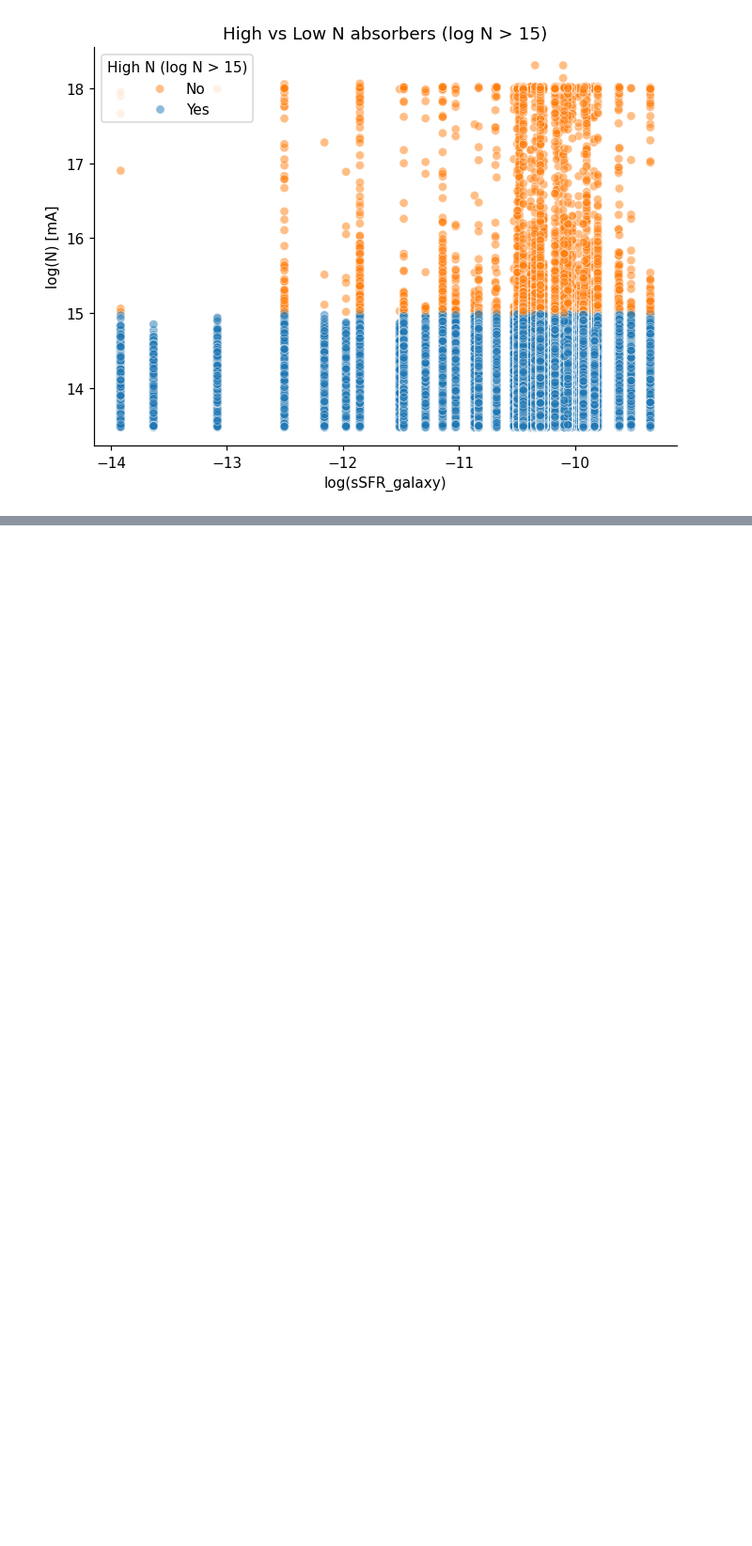
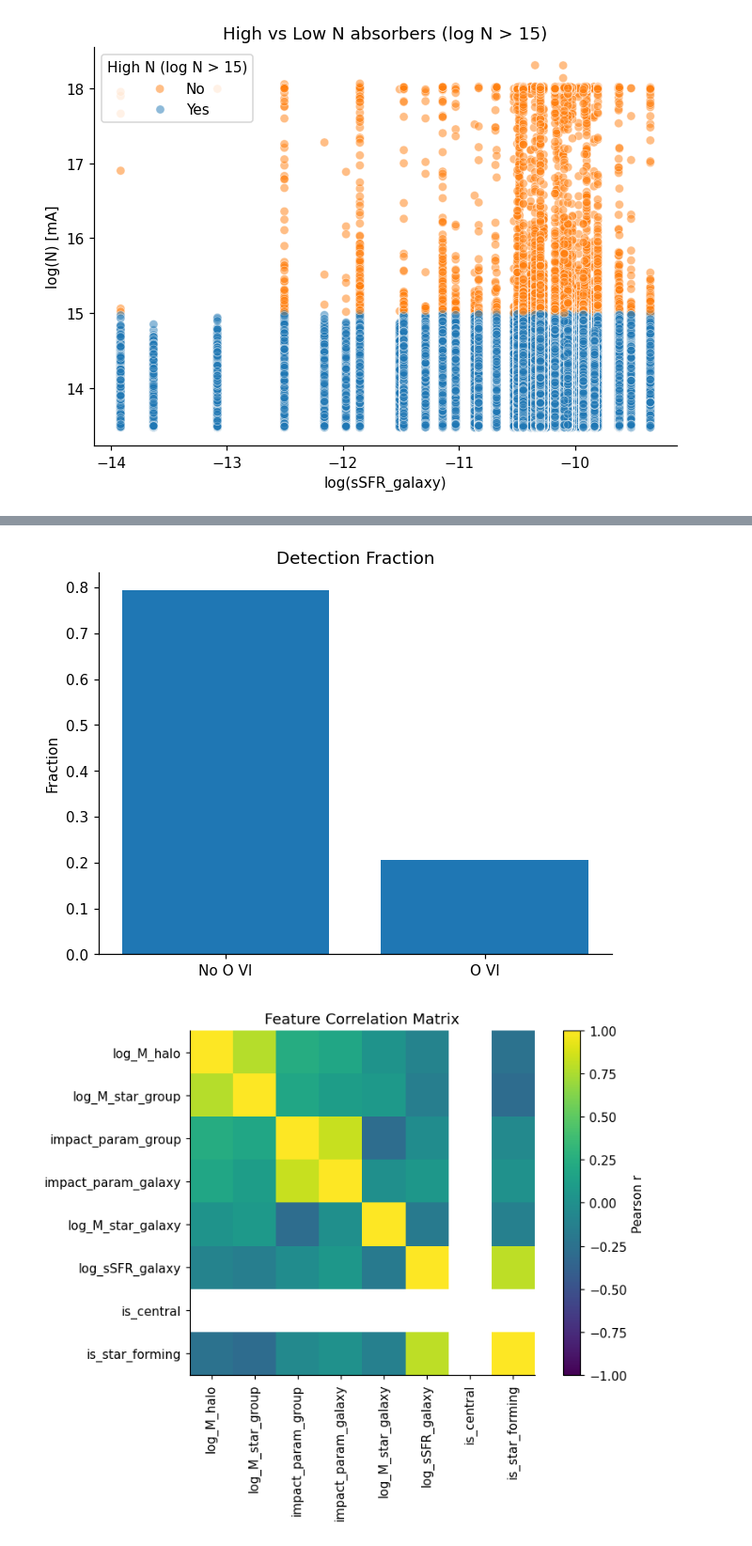
Before and after one commit to tanmay-starslab/OVI_IGrM, a Jupyter notebook: Code/training_data.ipynb, the cells around one changed output, grey strips where cells are left out. Shown at 94% size. Saved outputs shown, nothing was run; the diff lists cells and outputs as text; code cells hidden in the pictures; blank space fills up the shorter version.

```diff
--- a/Code/training_data.ipynb
+++ b/Code/training_data.ipynb
@@ -636,0 +705,44 @@ plt.show()
+# %%
+# %% [markdown]
+# ## 3. Handle Missing Values & Scaling
+
+# Impute numeric features (median) and then scale
+imputer = SimpleImputer(strategy="median")
+X_imputed = pd.DataFrame(imputer.fit_transform(X), columns=features)
+
+scaler = StandardScaler()
+X_scaled = pd.DataFrame(scaler.fit_transform(X_imputed), columns=features)
+# %%
+# %% [markdown]
+# ## 4. Exploratory Plots
+
+# 4a. Target distribution
+plt.figure()
+counts = y.value_counts(normalize=True)
+plt.bar(["No O VI", "O VI"], counts.values)
+plt.title("Detection Fraction")
+plt.ylabel("Fraction")
+plt.show()
+
+# 4b. Correlation heatmap
+plt.figure(figsize=(8, 6))
+corr = X_scaled.corr()
+plt.imshow(corr, vmin=-1, vmax=1)
+plt.colorbar(label="Pearson r")
+plt.xticks(range(len(features)), features, rotation=90)
+plt.yticks(range(len(features)), features)
+plt.title("Feature Correlation Matrix")
+plt.tight_layout()
+plt.show()
+
+# 4c. Histograms for key features
+for feat in ["impact_param_group", "log_M_halo", "log_sSFR_galaxy",]:
+    plt.figure()
+    plt.hist(X_scaled[feat], bins=30, alpha=0.7)
+    plt.title(f"Distribution of {feat}")
+    plt.xlabel(feat)
+    plt.ylabel("Count")
+    plt.show()
+# %% [output]
+[figure, added]
+[figure, added]
```
Also changed, not shown: parts of 14 cells of this notebook, 4 other files.
